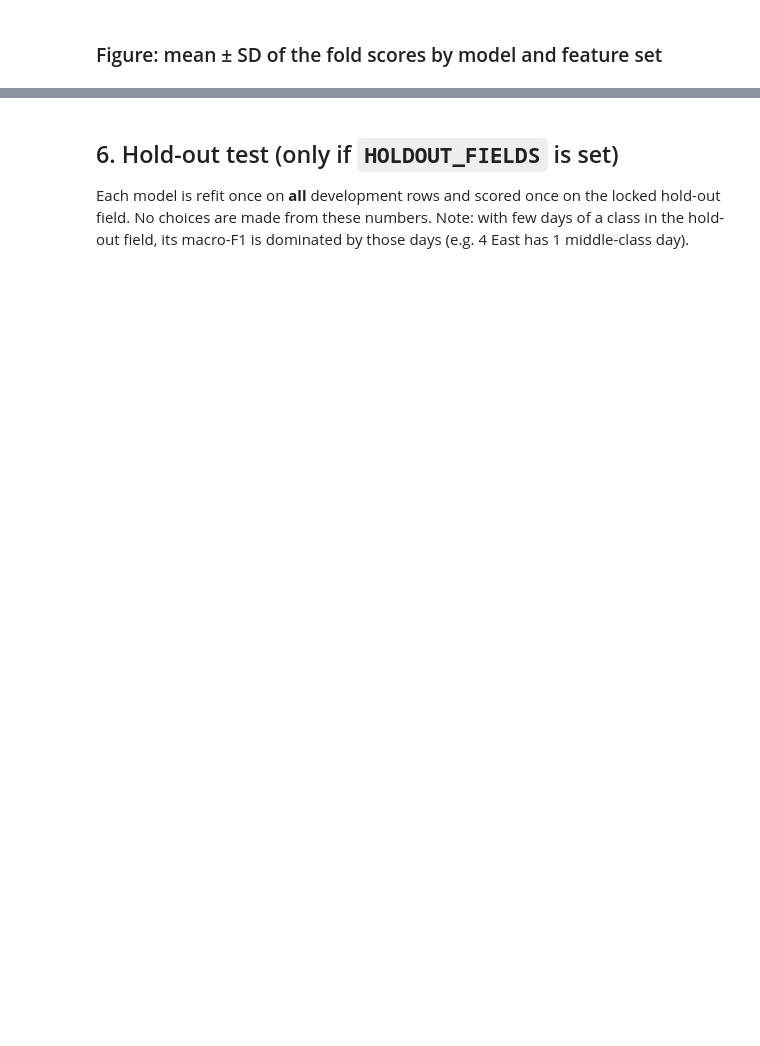
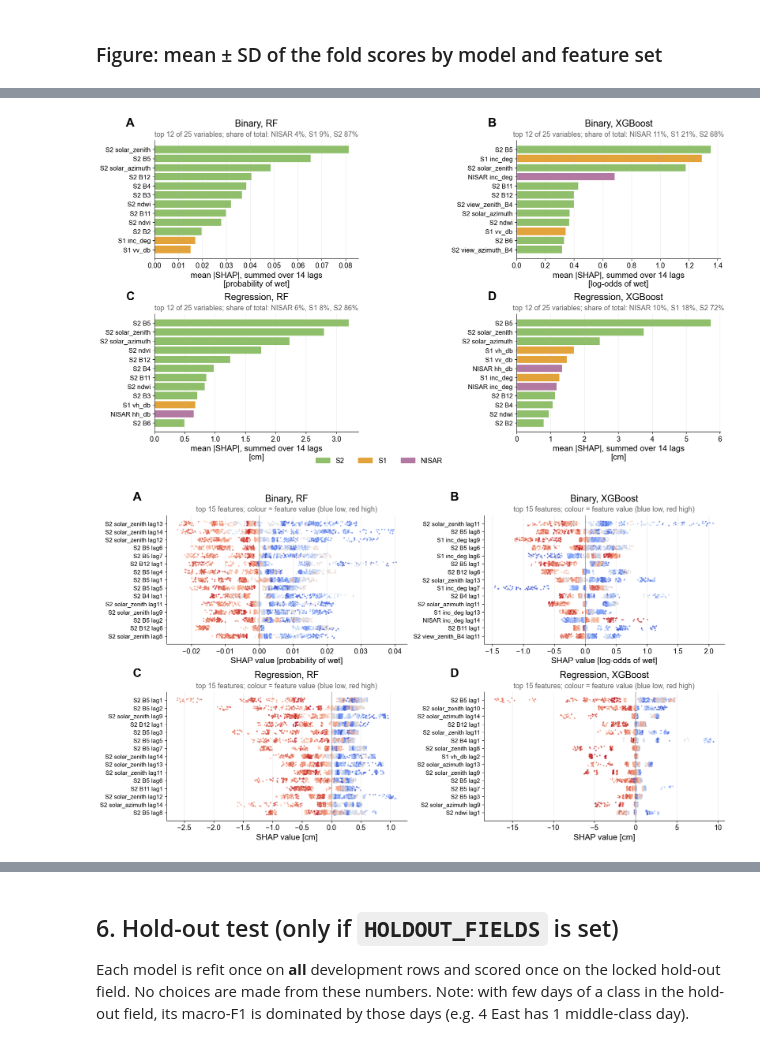
Before and after one commit to edrian-liao/rice-methane-downscaling, a Jupyter notebook: notebooks/train_model.ipynb, the cells around one changed output, grey strips where cells are left out. Cells and saved outputs as stored; diff of their text form; code cells hidden in the pictures; blank space fills up the shorter version.

```diff
--- a/notebooks/train_model.ipynb
+++ b/notebooks/train_model.ipynb
@@ -59,3 +59,7 @@ def panel_letter(ax, letter):
 def subtitle(ax, text):
     ax.text(0.5, 1.02, text, transform=ax.transAxes, ha="center", va="bottom", fontsize=13, color="#666666")
 ROOT = Path.cwd().parent if Path.cwd().name == "notebooks" else Path.cwd()
+
+# figure size for 16:9 slides (all saved figures)
+SLIDE_SIZE = (16, 9)     # inches
+SLIDE_DPI  = 450
@@ -544,7 +639,7 @@ The strips show the observed label and each feature set's predicted label, day b
 # %%
 # ---- settings for this section ----
 CM_MODEL  = PRIMARY_MODEL            # model to show
-CM_SETS   = ["F1", "F3", "F5"]       # feature sets to compare
+CM_SETS   = ["F1", "F4", "F5"]       # feature sets to compare
 CM_FIELDS = None                     # None = every field, or e.g. ["S16"]
 DRY_COLOR, WET_COLOR = "#c8843a", "#3a7dc8"
 
@@ -572,8 +667,8 @@ def binary_field_figure(field):
     rows = [("observed", obs.y.values, None)] + [
         (s, bf[bf.set == s].sort_values("date").pred.values, bf[bf.set == s]) for s in CM_SETS]
 
-    fig = plt.figure(figsize=(14, 3.2 + 0.9 * len(rows) + 5.2))
-    ratios = [2.2] + [0.55] * len(rows) + [0.55, 2.6]                 # A, B strips, spacer, C
+    fig = plt.figure(figsize=SLIDE_SIZE, layout="constrained")
+    ratios = [1.5] + [0.42] * len(rows) + [0.3, 3.4]                 # A, B strips, spacer, C
     gs = fig.add_gridspec(len(ratios), 1, height_ratios=ratios, hspace=0.18)
     axes = [fig.add_subplot(gs[0])]
     for i in range(len(rows)):
@@ -645,7 +740,7 @@ def binary_field_figure(field):
 summary = []
 for field in (CM_FIELDS or sorted(df.field.unique())):
     fig = binary_field_figure(field)
-    fig.savefig(OUT_DIR / f"binary_cm_{field.replace(' ', '_')}.png", dpi=150, bbox_inches="tight")
+    fig.savefig(OUT_DIR / f"binary_cm_{field.replace(' ', '_')}.png", dpi=SLIDE_DPI)
     plt.show()
     for s in CM_SETS:
         r = b[(b.field == field) & (b.set == s)]
@@ -683,0 +883,68 @@ South 0  F5              0.725            31                     21
+# %%
+UNITS = {("binary", "RF"): "probability of wet", ("binary", "XGBoost"): "log-odds of wet",
+         ("regression", "RF"): "cm", ("regression", "XGBoost"): "cm"}
+TASK_TITLE = {"binary": "Binary", "3class": "3-class", "regression": "Regression"}
+
+SHAP_VAR_TOP = 12          # variables shown per panel in the variable-importance figure
+
+if RUN_SHAP:
+    # ---- Figure 1: importance per variable (summed over lags), coloured by sensor ----
+    for set_name in SHAP_SETS:
+        fig, axes = plt.subplots(len(SHAP_TASKS), len(SHAP_MODELS),
+                                 figsize=SLIDE_SIZE, layout="constrained", squeeze=False)
+        for r, task in enumerate(SHAP_TASKS):
+            for c, name in enumerate(SHAP_MODELS):
+                ax = axes[r, c]
+                v = shap_var[(shap_var.task == task) & (shap_var.set == set_name) & (shap_var.model == name)]
+                n_all = len(v)
+                v = v.sort_values("mean_abs_shap").tail(SHAP_VAR_TOP)       # top variables (all in the CSV)
+                ax.barh([f"{s} {x}" for s, x in zip(v.sensor, v.variable)], v.mean_abs_shap,
+                        color=[SENSOR_COLORS[s] for s in v.sensor])
+                sh = shap_sensor[(shap_sensor.task == task) & (shap_sensor.set == set_name) & (shap_sensor.model == name)]
+                share = ", ".join(f"{s} {p:.0%}" for s, p in zip(sh.sensor, sh.share))
+                ax.set_title(f"{TASK_TITLE[task]}, {name}", pad=26)
+                subtitle(ax, f"top {len(v)} of {n_all} variables; share of total: {share}")
+                ax.set_xlabel(f"mean |SHAP|, summed over {WINDOW_DAYS} lags\n[{UNITS[(task, name)]}]")
+                ax.tick_params(axis="y", labelsize=12)
+                ax.grid(axis="x", alpha=0.25)
+                panel_letter(ax, "ABCDEFGH"[r * len(SHAP_MODELS) + c])
+        axes[-1, 0].legend(handles=[Patch(color=col, label=s) for s, col in SENSOR_COLORS.items()],
+                           ncol=3, frameon=False, loc="upper center", bbox_to_anchor=(1.1, -0.16))
+        fig.savefig(OUT_DIR / f"shap_variables_{set_name}.png", dpi=SLIDE_DPI)
+        plt.show()
+
+    # ---- Figure 2: beeswarm of the top lag-features (one dot per field-day) ----
+    for set_name in SHAP_SETS:
+        fig, axes = plt.subplots(len(SHAP_TASKS), len(SHAP_MODELS),
+                                 figsize=SLIDE_SIZE, layout="constrained",
+                                 squeeze=False)
+        rng = np.random.default_rng(SEED)
+        for r, task in enumerate(SHAP_TASKS):
+            for c, name in enumerate(SHAP_MODELS):
+                ax = axes[r, c]
+                S = shap_vals[(task, set_name, name)]
+                S = S[[col for col in S.columns if not col.startswith("missingindicator_")]]
+                top = S.abs().mean().sort_values(ascending=False).index[:SHAP_TOP][::-1]
+                for i, col in enumerate(top):
+                    vals = df[col]
+                    colr = vals.rank(pct=True).fillna(0.5)                    # feature value as percentile
+                    ax.scatter(S[col], i + rng.uniform(-0.28, 0.28, len(S)), c=colr, cmap="coolwarm",
+                               s=7, alpha=0.7, linewidths=0, vmin=0, vmax=1)
+                ax.set_yticks(range(len(top)))
+                ax.set_yticklabels([f"{split_name(t)[0]} {split_name(t)[1]} lag{split_name(t)[2]}" for t in top],
+                                   fontsize=11)
+                ax.axvline(0, color="grey", lw=0.8)
+                ax.set_xlabel(f"SHAP value [{UNITS[(task, name)]}]")
+                ax.set_title(f"{TASK_TITLE[task]}, {name}", pad=26)
+                subtitle(ax, f"top {SHAP_TOP} features; colour = feature value (blue low, red high)")
+                ax.grid(axis="x", alpha=0.25)
+                panel_letter(ax, "ABCDEFGH"[r * len(SHAP_MODELS) + c])
+        fig.savefig(OUT_DIR / f"shap_beeswarm_{set_name}.png", dpi=SLIDE_DPI)
+        plt.show()
+
+    shap_imp.to_csv(OUT_DIR / "shap_feature_importance.csv", index=False)
+    shap_var.to_csv(OUT_DIR / "shap_variable_importance.csv", index=False)
+    shap_sensor.to_csv(OUT_DIR / "shap_sensor_share.csv", index=False)
+# %% [output]
+[figure, added]
+[figure, added]
```
Also changed, not shown: parts of 31 cells of this notebook, 8 other files.
